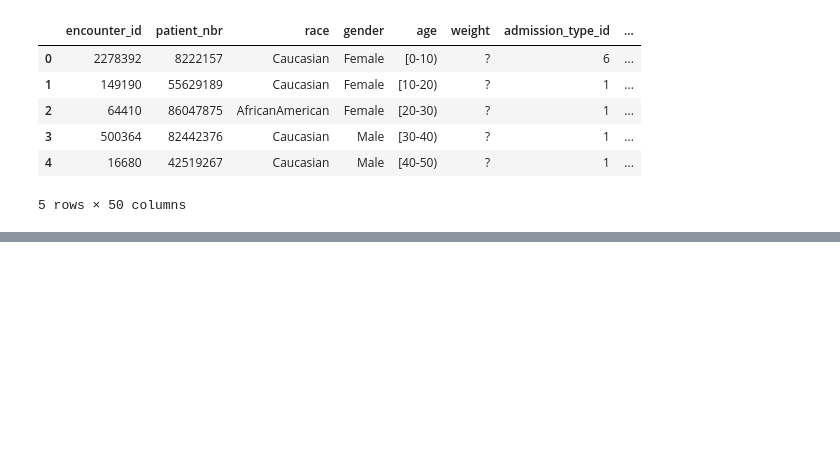
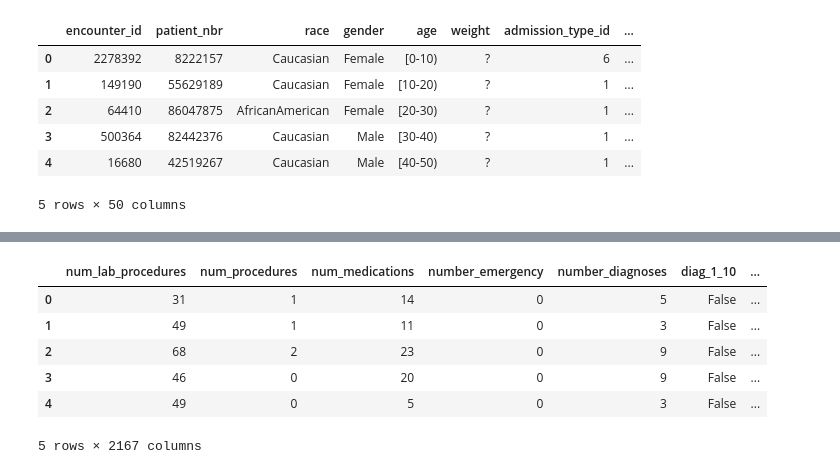
Before and after one commit to TGurke13/Group-Project2, a Jupyter notebook: main_Thomas.ipynb, the cells around one changed output, grey strips where cells are left out. Drawn from its saved outputs; the diff is of its cells as text; code cells hidden in the pictures; blank space fills up the shorter version.

```diff
--- a/main_Thomas.ipynb
+++ b/main_Thomas.ipynb
@@ -75,10 +71,11 @@ df["readm_tf"] = df["readmitted"].apply(lambda x: True if x in ["<30", ">30"] el
 #encodedDf = pd.get_dummies(preEncodedDf, columns = preEncodedDf.columns)
 #encodedDf.head()
 # %%
-# Medications One-hot Encoding
-meds = df[["metformin", "repaglinide", "nateglinide", "chlorpropamide", "glimepiride", "acetohexamide", "glipizide", "glyburide", "tolbutamide", "pioglitazone", "rosiglitazone", "acarbose", "miglitol", "troglitazone", "tolazamide", "examide", "citoglipton", "insulin", "glyburide-metformin", "glipizide-metformin", "glimepiride-pioglitazone", "metformin-rosiglitazone", "metformin-pioglitazone"]]
-# Encode the medications
-medicationDf_encoded = pd.get_dummies(meds)
+# Find correlation between medication and readmission
 
-medicationDf_encoded
+medications = df.columns[df.columns.str.contains("metformin|repaglinide|nateglinide|chlorpropamide|glimepiride|acetohexamide|glipizide|glyburide|tolbutamide|pioglitazone|rosiglitazone|acarbose|miglitol|troglitazone|tolazamide|examide|citoglipton|insulin|glyburide-metformin|glipizide-metformin|glimepiride-pioglitazone|metformin-rosiglitazone|metformin-pioglitazone").fillna(False)]
+medicationDf_encoded = pd.get_dummies(df[medications])
+med_correlation = medicationDf_encoded.corrwith(df["readm_tf"])
+med_correlation = med_correlation.sort_values(ascending=False)
+print(med_correlation)
 # %% [output]
@@ -121,14 +134,22 @@ procedureDf_encoded
 # %%
 # Encode diagnosis
-diagnosisDf = df[['diag_1', 'diag_2', 'diag_3','readm_tf']]
+diagnosisDf = df[['diag_1', 'diag_2', 'diag_3']]
 
 
 diagnosisDf_encoded = pd.get_dummies(diagnosisDf)
 # %%
 # Merge the dataframes
-mergedDf = pd.merge(medicationDf_encoded, procedureDf_encoded, on = "readm_tf")
-#mergedDf = pd.merge(mergedDf, diagnosisDf_encoded, on = "change")
+mergedDf = pd.concat([medicationDf_encoded, procedureDf_encoded], axis = 1)
+mergedDf = pd.concat([procedureDf_encoded, diagnosisDf_encoded], axis = 1)
 mergedDf.head()
+# %% [output]
+|  | num_lab_procedures | num_procedures | num_medications | number_emergency | number_diagnoses | diag_1_10 | ... |
+| 0 | 31 | 1 | 14 | 0 | 5 | False | ... |
+| 1 | 49 | 1 | 11 | 0 | 3 | False | ... |
+| 2 | 68 | 2 | 23 | 0 | 9 | False | ... |
+| 3 | 46 | 0 | 20 | 0 | 9 | False | ... |
+| 4 | 49 | 0 | 5 | 0 | 3 | False | ... |
+5 rows × 2167 columns
 # %%
 # correlMatrix = encodedDf.corr()
 # print(correlMatrix)
```
Also changed, not shown: parts of 10 cells of this notebook.
